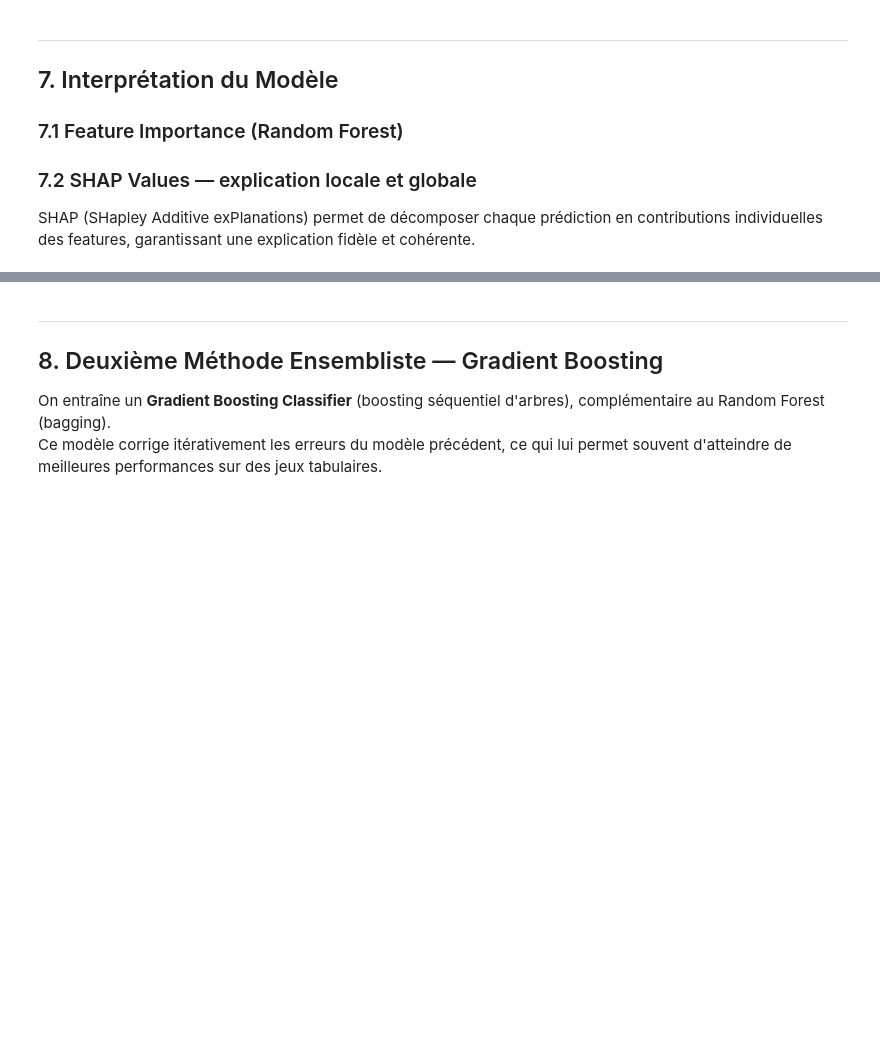
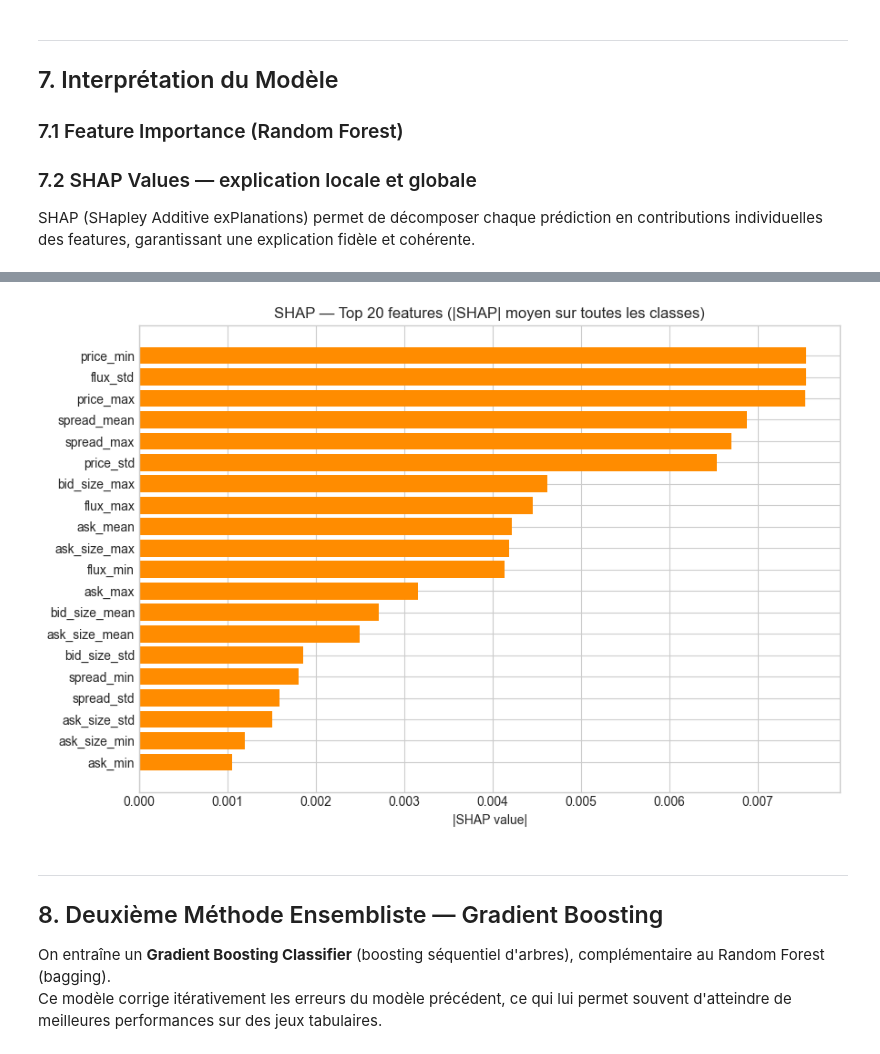
Before and after one commit to HUGO-ROCHA-MONDRAGON/High_Freq_Data, a Jupyter notebook: src/Mannai(RochaMondragon)_HighFreqData.ipynb, the cells around one changed output, grey strips where cells are left out. Saved outputs shown, nothing was run; the diff lists cells and outputs as text; code cells hidden in the pictures; blank space fills up the shorter version.

```diff
--- a/src/Mannai(RochaMondragon)_HighFreqData.ipynb
+++ b/src/Mannai(RochaMondragon)_HighFreqData.ipynb
@@ -298,16 +404,20 @@ On vérifie l'absence de sur-apprentissage en comparant les scores train et vali
 # %%
 # ── Random Forest ─────────────────────────────────────────────────────────────
 rf = RandomForestClassifier(n_estimators=200, max_depth=None, random_state=42, n_jobs=-1)
-rf.fit(X_train, y_train)
+
+with tqdm(total=2, desc="Entraînement Random Forest") as pbar:
+    rf.fit(X_train, y_train)
+    pbar.update(1)
+
+    # Validation croisée (5-fold)
+    cv_scores_rf = cross_val_score(
+        RandomForestClassifier(n_estimators=100, random_state=42, n_jobs=-1),
+        X_train, y_train, cv=5, scoring="accuracy", n_jobs=-1
+    )
+    pbar.update(1)
 
 acc_rf_train = accuracy_score(y_train, rf.predict(X_train))
 acc_rf_val   = accuracy_score(y_val, rf.predict(X_val))
 print(f"Random Forest — Train acc : {acc_rf_train:.4f}  |  Val acc : {acc_rf_val:.4f}")
 print(f"  → Gap (sur-apprentissage) : {acc_rf_train - acc_rf_val:.4f}")
-
-# Validation croisée (5-fold)
-cv_scores_rf = cross_val_score(
-    RandomForestClassifier(n_estimators=100, random_state=42, n_jobs=-1),
-    X_train, y_train, cv=5, scoring="accuracy", n_jobs=-1
-)
 print(f"\nCV 5-fold — mean : {cv_scores_rf.mean():.4f}  std : {cv_scores_rf.std():.4f}")
@@ -317,7 +432,10 @@ svm_pipe = Pipeline([
     ("scaler", StandardScaler()),
     ("svm", SVC(kernel="rbf", C=10, gamma="scale", random_state=42))
 ])
-svm_pipe.fit(X_train.fillna(0), y_train)
+
+with tqdm(total=1, desc="Entraînement SVM") as pbar:
+    svm_pipe.fit(X_train.fillna(0), y_train)
+    pbar.update(1)
 
 acc_svm_train = accuracy_score(y_train, svm_pipe.predict(X_train.fillna(0)))
 acc_svm_val   = accuracy_score(y_val,   svm_pipe.predict(X_val.fillna(0)))
@@ -334,7 +455,10 @@ gs_rf = GridSearchCV(
     RandomForestClassifier(random_state=42, n_jobs=-1),
     param_grid_rf, cv=3, scoring="accuracy", n_jobs=-1, verbose=1
 )
-gs_rf.fit(X_train, y_train)
+
+with tqdm(total=1, desc="Grid Search RF") as pbar:
+    gs_rf.fit(X_train, y_train)
+    pbar.update(1)
 
 print(f"Meilleurs hyperparamètres RF : {gs_rf.best_params_}")
 print(f"CV score (val) : {gs_rf.best_score_:.4f}")
@@ -364,30 +495,36 @@ plt.show()
 # %%
 # ── 7.2 SHAP ──────────────────────────────────────────────────────────────────
 try:
     import shap
 except ImportError:
     import subprocess, sys
     subprocess.check_call([sys.executable, "-m", "pip", "install", "shap", "-q"])
     import shap
 
-# TreeExplainer est optimisé pour les forêts aléatoires
-explainer = shap.TreeExplainer(best_rf)
-
 # On prend un sous-échantillon pour la vitesse
 X_shap = X_val.fillna(0).iloc[:500]
-shap_values = explainer.shap_values(X_shap)   # shape : (n_samples, n_features, n_classes)
+
+with tqdm(total=2, desc="Calcul SHAP") as pbar:
+    # TreeExplainer est optimisé pour les forêts aléatoires
+    explainer = shap.TreeExplainer(best_rf)
+    pbar.update(1)
+
+    shap_values = explainer.shap_values(X_shap)   # shape : (n_samples, n_features, n_classes)
+    pbar.update(1)
 
 # Summary plot — importance globale (moyenne sur les classes)
 import numpy as np
 mean_abs_shap = np.abs(np.array(shap_values)).mean(axis=(0, 2))  # (n_features,)
 top_idx = np.argsort(mean_abs_shap)[-20:]
 
 fig, ax = plt.subplots(figsize=(9, 6))
 ax.barh([feature_names[i] for i in top_idx], mean_abs_shap[top_idx], color="darkorange")
 ax.set_title("SHAP — Top 20 features (|SHAP| moyen sur toutes les classes)")
 ax.set_xlabel("|SHAP value|")
 plt.tight_layout()
 plt.show()
+# %% [output]
+[figure, added]
 # %% [markdown]
 ---
 ## 8. Deuxième Méthode Ensembliste — Gradient Boosting
```
Also changed, not shown: parts of 22 cells of this notebook, 1 other file.
